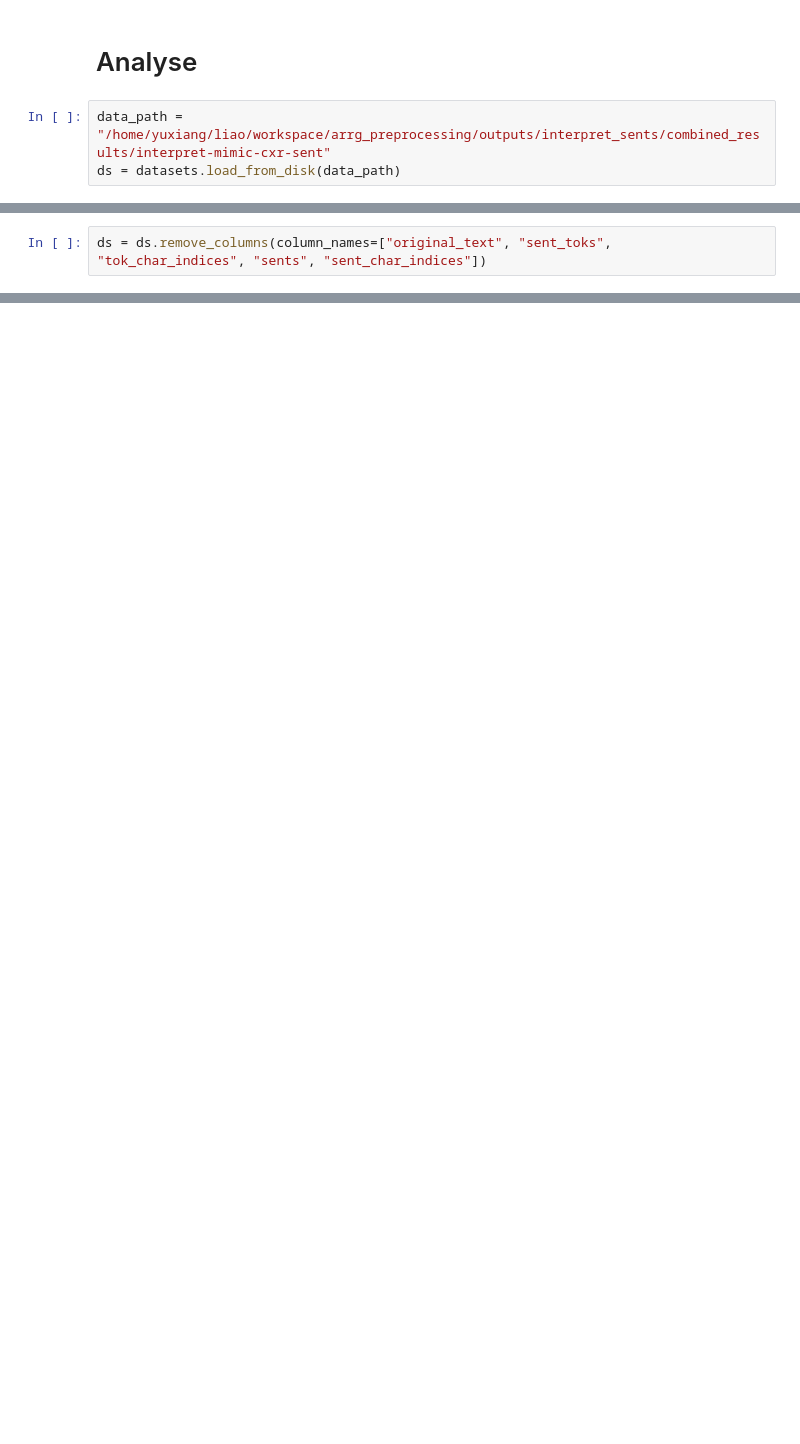
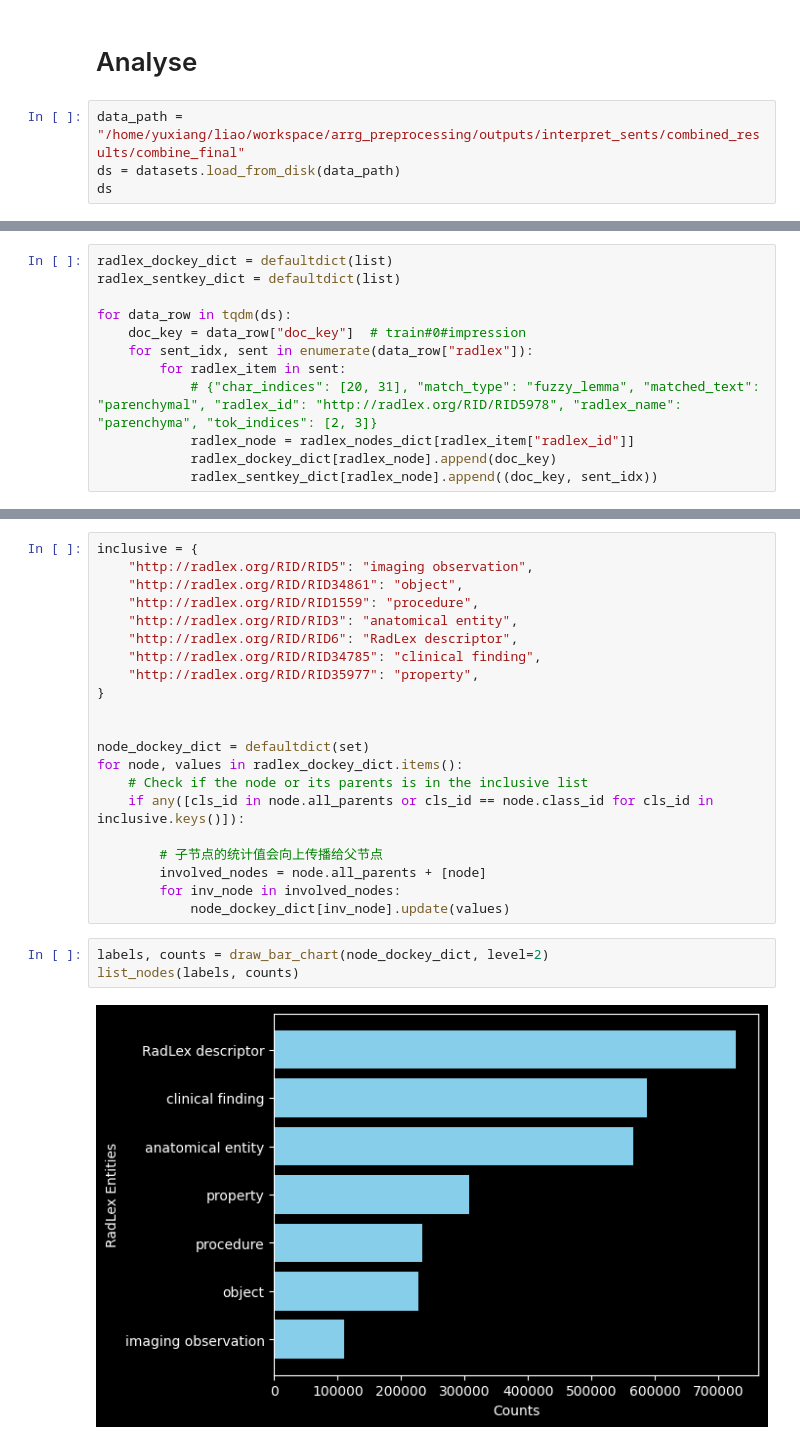
Before and after one commit to yxliao95/arrg_preprocessing, a Jupyter notebook: 5_filter_dataset.ipynb, the cells around one changed output, grey strips where cells are left out. Cells and saved outputs as stored; diff of their text form; blank space fills up the shorter version.

```diff
--- a/5_filter_dataset.ipynb
+++ b/5_filter_dataset.ipynb
@@ -130,5 +133,6 @@ http://radlex.org/RID/RID35591: string-of-pearls sign of bowel
 # %% [markdown]
 # Analyse
 # %%
-data_path = "/home/yuxiang/liao/workspace/arrg_preprocessing/outputs/interpret_sents/combined_results/interpret-mimic-cxr-sent"
+data_path = "/home/yuxiang/liao/workspace/arrg_preprocessing/outputs/interpret_sents/combined_results/combine_final"
 ds = datasets.load_from_disk(data_path)
+ds
@@ -135,2 +143,0 @@ ds = datasets.load_from_disk(data_path)
-# %%
-ds = ds.remove_columns(column_names=["original_text", "sent_toks", "tok_char_indices", "sents", "sent_char_indices"])
@@ -156,0 +144,12 @@ ds[]
+# %%
+radlex_dockey_dict = defaultdict(list)
+radlex_sentkey_dict = defaultdict(list)
+
+for data_row in tqdm(ds):
+    doc_key = data_row["doc_key"]  # train#0#impression
+    for sent_idx, sent in enumerate(data_row["radlex"]):
+        for radlex_item in sent:
+            # {"char_indices": [20, 31], "match_type": "fuzzy_lemma", "matched_text": "parenchymal", "radlex_id": "http://radlex.org/RID/RID5978", "radlex_name": "parenchyma", "tok_indices": [2, 3]}
+            radlex_node = radlex_nodes_dict[radlex_item["radlex_id"]]
+            radlex_dockey_dict[radlex_node].append(doc_key)
+            radlex_sentkey_dict[radlex_node].append((doc_key, sent_idx))
@@ -156,0 +198,26 @@ ds[]
+# %%
+inclusive = {
+    "http://radlex.org/RID/RID5": "imaging observation",
+    "http://radlex.org/RID/RID34861": "object",
+    "http://radlex.org/RID/RID1559": "procedure",
+    "http://radlex.org/RID/RID3": "anatomical entity",
+    "http://radlex.org/RID/RID6": "RadLex descriptor",
+    "http://radlex.org/RID/RID34785": "clinical finding",
+    "http://radlex.org/RID/RID35977": "property",
+}
+
+
+node_dockey_dict = defaultdict(set)
+for node, values in radlex_dockey_dict.items():
+    # Check if the node or its parents is in the inclusive list
+    if any([cls_id in node.all_parents or cls_id == node.class_id for cls_id in inclusive.keys()]):
+
+        # 子节点的统计值会向上传播给父节点
+        involved_nodes = node.all_parents + [node]
+        for inv_node in involved_nodes:
+            node_dockey_dict[inv_node].update(values)
+# %%
+labels, counts = draw_bar_chart(node_dockey_dict, level=2)
+list_nodes(labels, counts)
+# %% [output]
+[figure, added]
```
Also changed, not shown: parts of 35 cells of this notebook, 2 other files.
